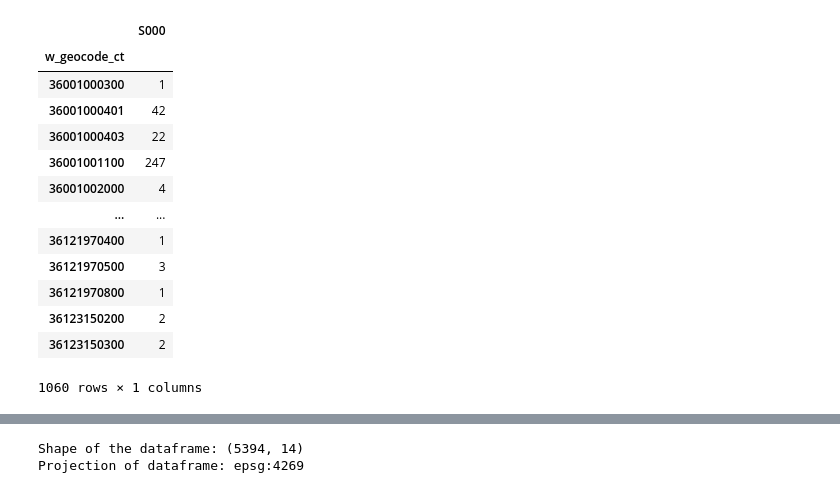
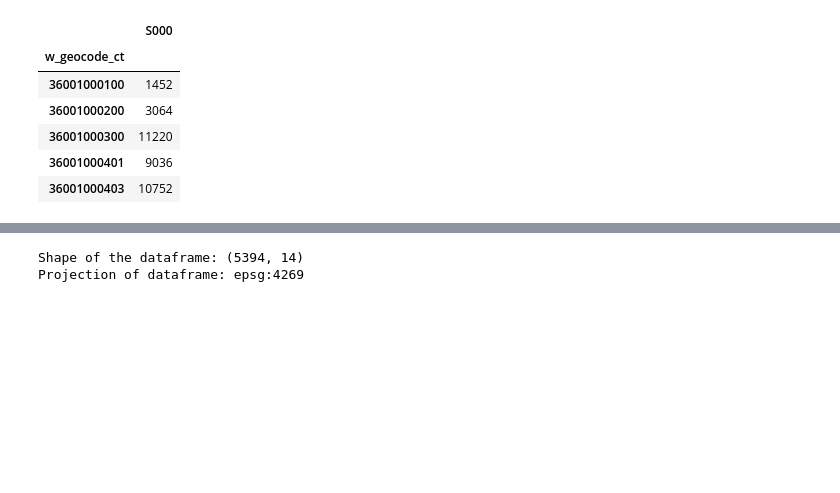
Before and after one commit to emj1020/complex_urban_systems_finalproj, a Jupyter notebook: Scripts/LEHD_CBD.ipynb, the cells around one changed output, grey strips where cells are left out. Drawn from its saved outputs; the diff is of its cells as text; code cells hidden in the pictures; blank space fills up the shorter version.

```diff
--- a/Scripts/LEHD_CBD.ipynb
+++ b/Scripts/LEHD_CBD.ipynb
@@ -6,7 +6,7 @@ import io
 import geopandas as gpd
 import matplotlib.pyplot as plt
 # %%
-df=pd.read_csv('../Data/ny_od_main_JT05_2019.csv.gz')
+df=pd.read_csv('../Data/ny_od_main_JT00_2019.csv.gz')
 df
 # %% [output]
 |  | w_geocode | h_geocode | S000 | SA01 | SA02 | SA03 | SE01 | SE02 | SE03 | SI01 | SI02 | ... |
@@ -49,18 +49,11 @@ OD_df
 # %%
 CBD_df=df[['w_geocode_ct','S000']].groupby(['w_geocode_ct']).sum()
-CBD_df
+CBD_df.head() #of people who commute to each census tract
 # %% [output]
 |  | S000 |
 | w_geocode_ct |  |
-| 36001000300 | 1 |
-| 36001000401 | 42 |
-| 36001000403 | 22 |
-| 36001001100 | 247 |
-| 36001002000 | 4 |
-| ... | ... |
-| 36121970400 | 1 |
-| 36121970500 | 3 |
-| 36121970800 | 1 |
-| 36123150200 | 2 |
-| 36123150300 | 2 |
+| 36001000100 | 1452 |
+| 36001000200 | 3064 |
+| 36001000300 | 11220 |
+| 36001000401 | 9036 |
+| 36001000403 | 10752 |
-1060 rows × 1 columns
```
Also changed, not shown: parts of 17 cells of this notebook, 2 other files.
